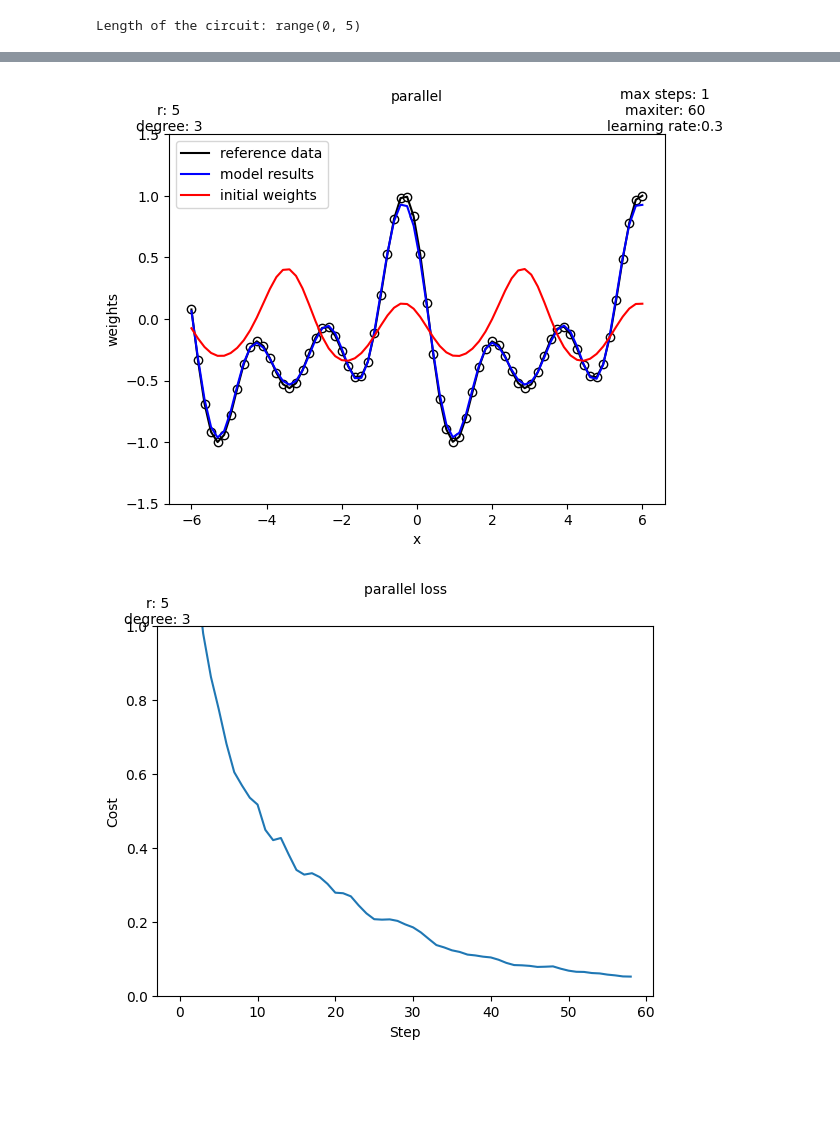
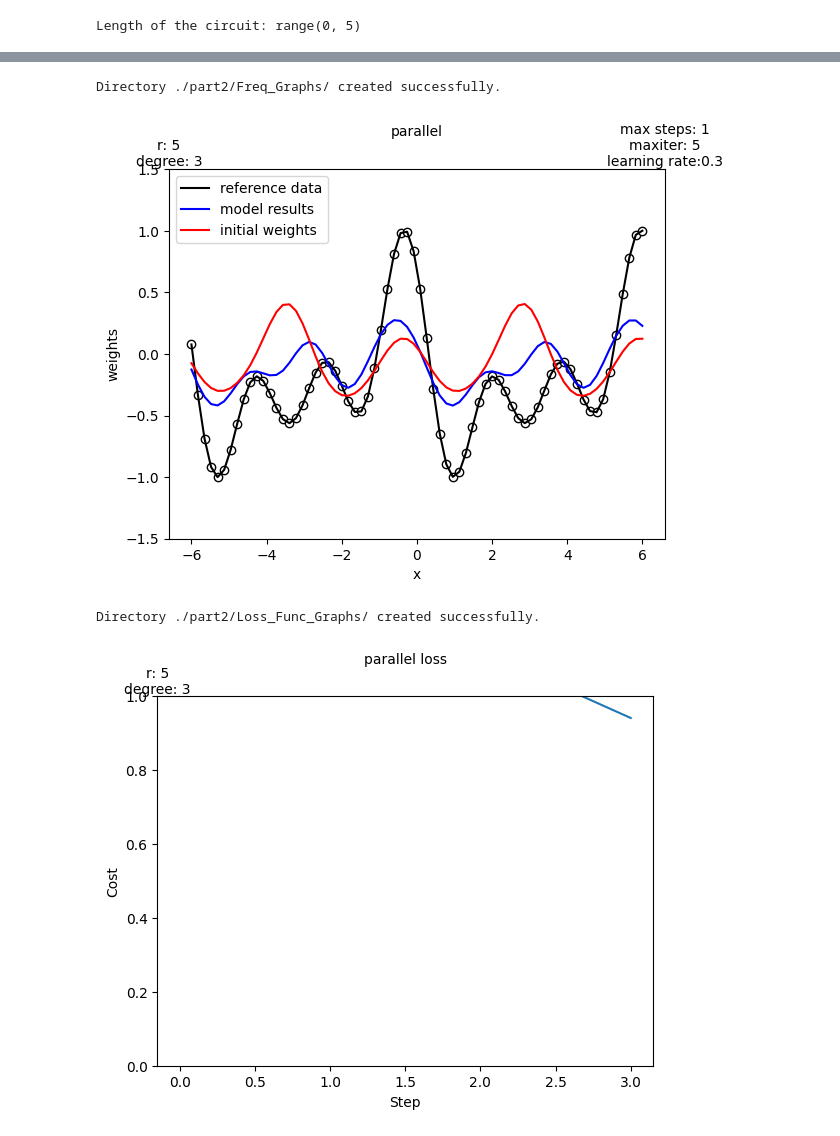
Before and after one commit to BatuhanGQskt/Fourier-Series-with-QML, a Jupyter notebook: Part 2.ipynb, the cells around one changed output, grey strips where cells are left out. Saved outputs shown, nothing was run; the diff lists cells and outputs as text; code cells hidden in the pictures; blank space fills up the shorter version.

Commit message:
Code issues solved for the file creating about image saving

```diff
--- a/Part 2.ipynb
+++ b/Part 2.ipynb
@@ -15,3 +17,13 @@ def square_loss(targets, predictions):
+# %%
+#Create file if not exist, else give information
+def create_File(directory_path):
+    # Check if the directory does not exist before creating it
+    path = Path(directory_path)
+    if not path.exists():
+        path.mkdir(parents=True)
+        print(f"Directory {directory_path} created successfully.")
+    else:
+        print(f"Directory {directory_path} already exists.")
 # %%
 import numpy as np
 import matplotlib.pyplot as plt
@@ -195,7 +195,7 @@ def cost(weights, x, y):
 w_shape = weights.shape
 
 max_steps = 1
-maxiter = 60
+maxiter = 5
 lr=0.3
 opt = AdamOptimizer(maxiter=maxiter, lr=lr)
 batch_size = 25
@@ -267,28 +255,37 @@ plt.xlabel('x')
 plt.ylabel('weights')
 plt.legend()
 
+directory_path = "./part2/Freq_Graphs/"
+
+create_File(directory_path)
 plt.savefig("./part2/Freq_Graphs/parallel_attributes_r={}_degree={}_step={}_maxiter={}.png".format(r, degree,max_steps, maxiter))
 
 plt.show()
 # %% [output]
+Directory ./part2/Freq_Graphs/ created successfully.
-[figure, old version]
+[figure, new version]
 # %%
 # Annotate with extra information
 extra_info = f'r: {r}\ndegree: {degree}'
 plt.annotate(extra_info, xy=(0, 1), xycoords='axes fraction', fontsize=10, ha='center', va='bottom')
 extra_info = 'parallel loss'
 plt.annotate(extra_info, xy=(0.5, 1.1), xycoords='axes fraction', fontsize=10, ha='center', va='center')
 
 cst = cst[1:]
 #plt.yscale('log')
 plt.plot(range(len(cst)), cst)
 plt.ylabel("Cost")
 plt.xlabel("Step")
 plt.ylim(0, 1)
+
+directory_path = "./part2/Loss_Func_Graphs/"
+
+create_File(directory_path)
 plt.savefig("./part2/Loss_Func_Graphs/parallel_loss_attributes_r={}_degree={}_step={}_maxiter={}.png".format(r, degree,max_steps, maxiter))
 plt.show()
 # %% [output]
+Directory ./part2/Loss_Func_Graphs/ created successfully.
-[figure, old version]
+[figure, new version]
 # %%
 print(len(cst))
 # %% [output]
```
Also changed, not shown: parts of 7 cells of this notebook, 1 other file.
